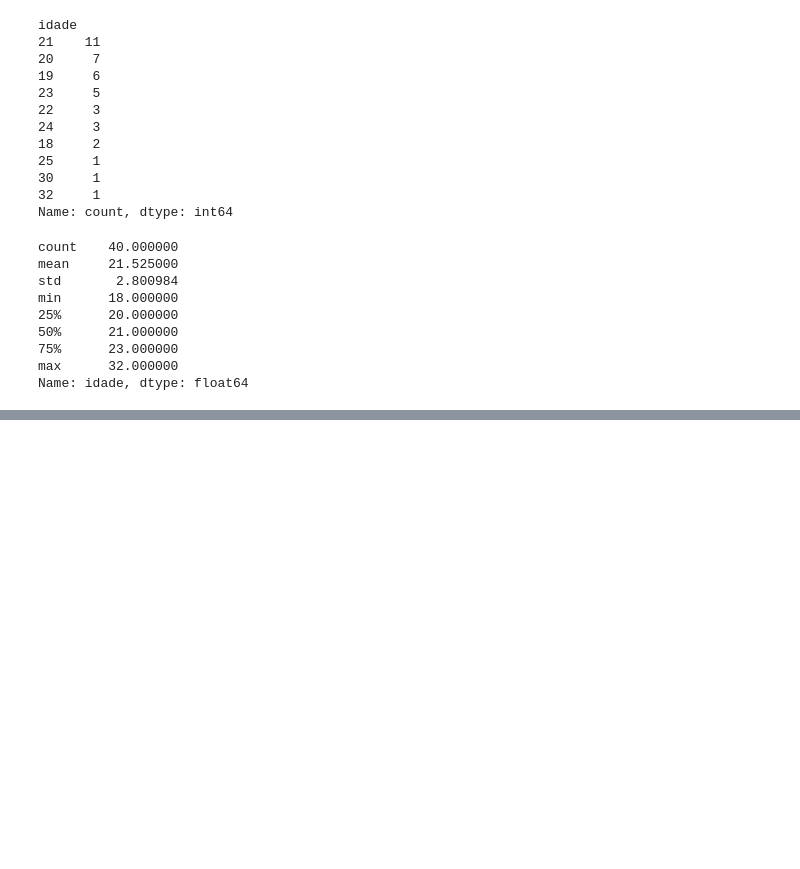
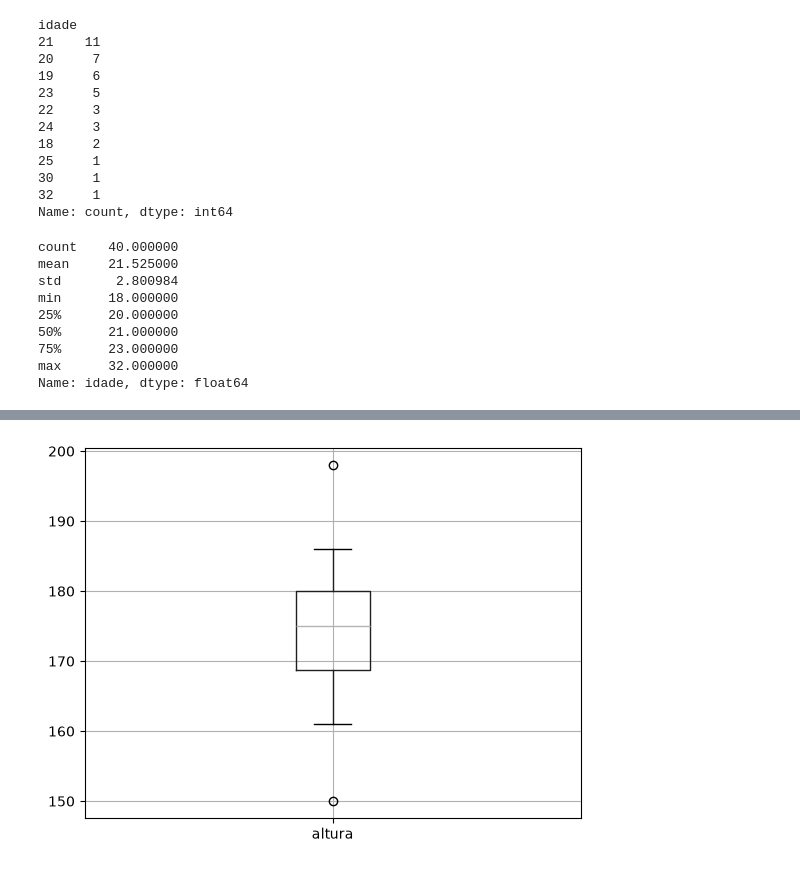
Before and after one commit to Hawkie06/BootcampIA, a Jupyter notebook: manipulacao_dados/Aula09/estatisticas.ipynb, the cells around one changed output, grey strips where cells are left out. Saved outputs shown, nothing was run; the diff lists cells and outputs as text; code cells hidden in the pictures; blank space fills up the shorter version.

```diff
--- a/manipulacao_dados/Aula09/estatisticas.ipynb
+++ b/manipulacao_dados/Aula09/estatisticas.ipynb
@@ -218,0 +242,5 @@ data_frame.boxplot(column="idade")
+# %%
+data_plot.boxplot(column="altura")
+plt.show()
+# %% [output]
+[figure, added]
```
Also changed, not shown: parts of 12 cells of this notebook.
